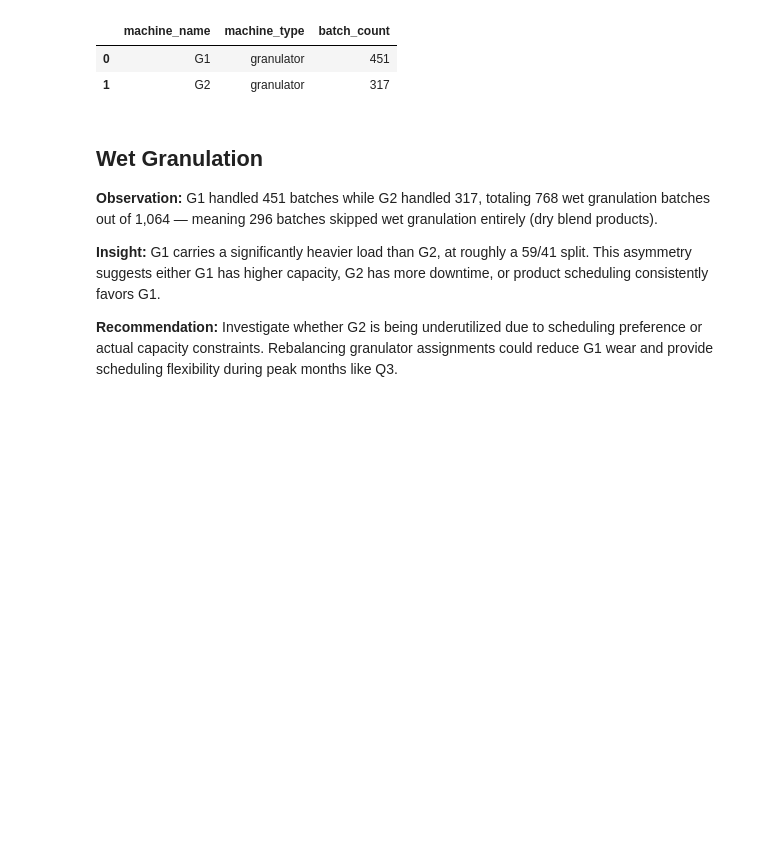
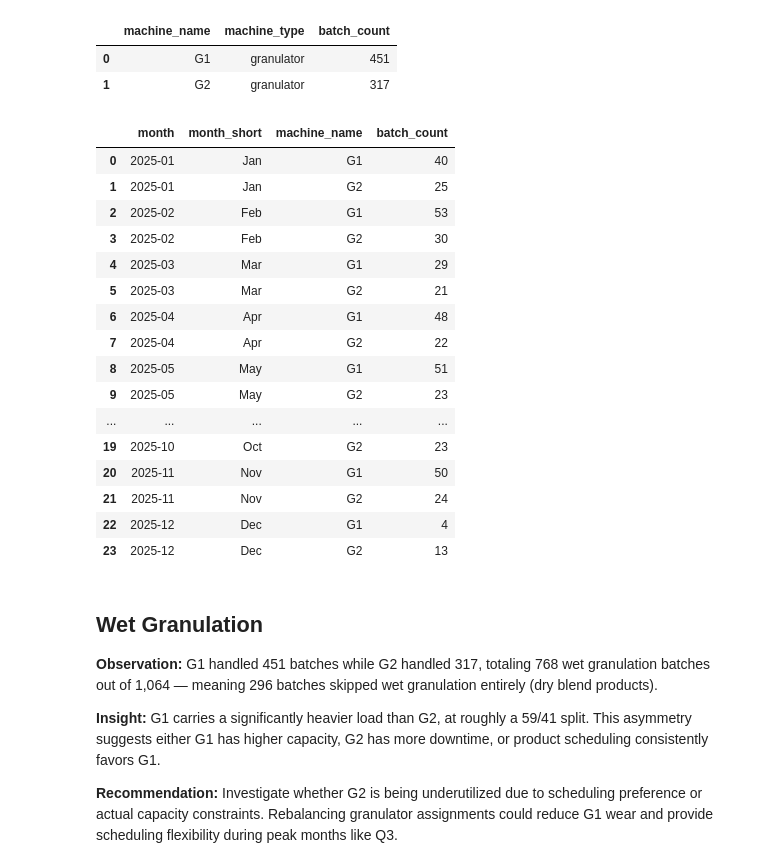
Before and after one commit to ToszNieva/Pharma_Manufacturing_Data_Analysis_Project, a Jupyter notebook: EDA_ANALYSIS/module_3.ipynb, the cells around one changed output. Saved outputs shown, nothing was run; the diff lists cells and outputs as text; code cells hidden in the pictures; blank space fills up the shorter version.

```diff
--- a/EDA_ANALYSIS/module_3.ipynb
+++ b/EDA_ANALYSIS/module_3.ipynb
@@ -59,3 +59,43 @@ fig.update_layout(
     xaxis=dict(showgrid=False, title='')
 )
 fig.show()
+# %%
+machine_wet_gran_monthly_query = """
+    SELECT
+        TO_CHAR(d.full_date, 'YYYY-MM') AS month,
+        TO_CHAR(d.full_date, 'Mon') AS month_short,
+        m.machine_name,
+        COUNT(f.fact_id) AS batch_count
+    FROM fact_batch_production f
+    JOIN dim_machine m ON f.machine_id = m.machine_id
+    JOIN dim_date d ON f.date_id = d.date_id
+    WHERE f.stage = 'wet_granulation'
+    AND f.machine_id IS NOT NULL
+    AND d.year = 2025
+    GROUP BY
+        TO_CHAR(d.full_date, 'YYYY-MM'),
+        TO_CHAR(d.full_date, 'Mon'),
+        m.machine_name
+    ORDER BY month, m.machine_name;
+"""
+
+df_wet_gran_monthly = pd.read_sql_query(machine_wet_gran_monthly_query, engine)
+df_wet_gran_monthly
+# %% [output]
+|  | month | month_short | machine_name | batch_count |
+| 0 | 2025-01 | Jan | G1 | 40 |
+| 1 | 2025-01 | Jan | G2 | 25 |
+| 2 | 2025-02 | Feb | G1 | 53 |
+| 3 | 2025-02 | Feb | G2 | 30 |
+| 4 | 2025-03 | Mar | G1 | 29 |
+| 5 | 2025-03 | Mar | G2 | 21 |
+| 6 | 2025-04 | Apr | G1 | 48 |
+| 7 | 2025-04 | Apr | G2 | 22 |
+| 8 | 2025-05 | May | G1 | 51 |
+| 9 | 2025-05 | May | G2 | 23 |
+| ... | ... | ... | ... | ... |
+| 19 | 2025-10 | Oct | G2 | 23 |
+| 20 | 2025-11 | Nov | G1 | 50 |
+| 21 | 2025-11 | Nov | G2 | 24 |
+| 22 | 2025-12 | Dec | G1 | 4 |
+| 23 | 2025-12 | Dec | G2 | 13 |
```
Also changed, not shown: parts of 1 cell of this notebook, 17 other files.
